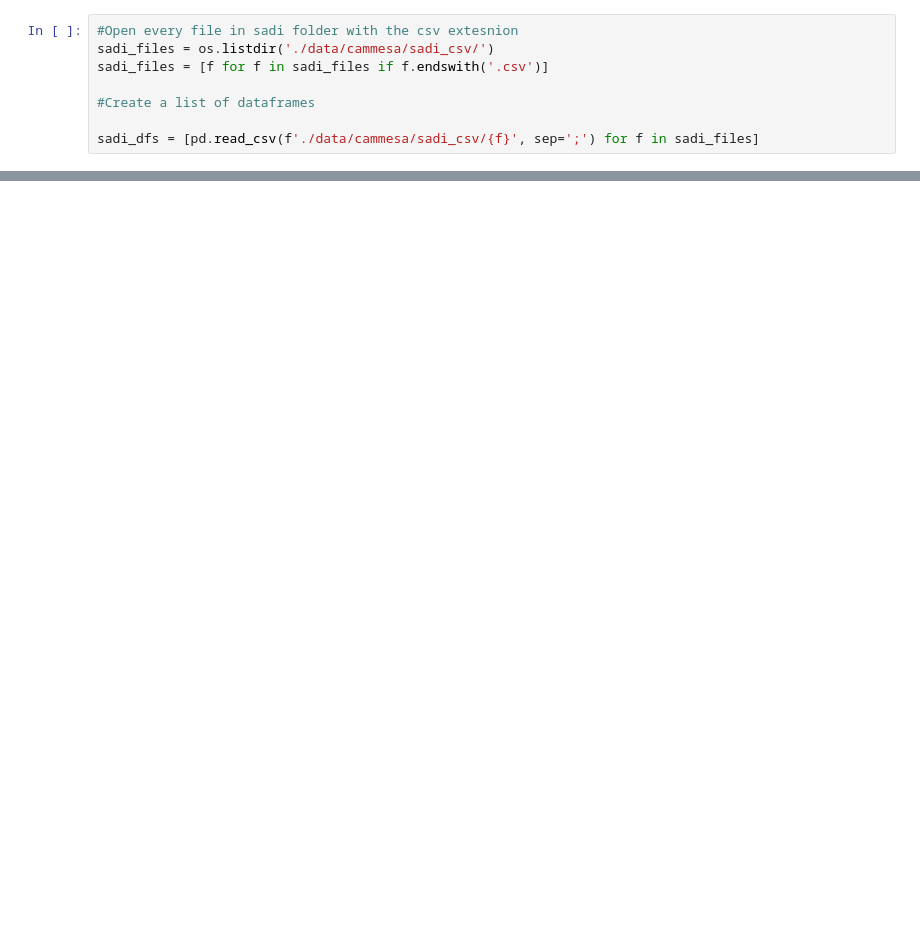
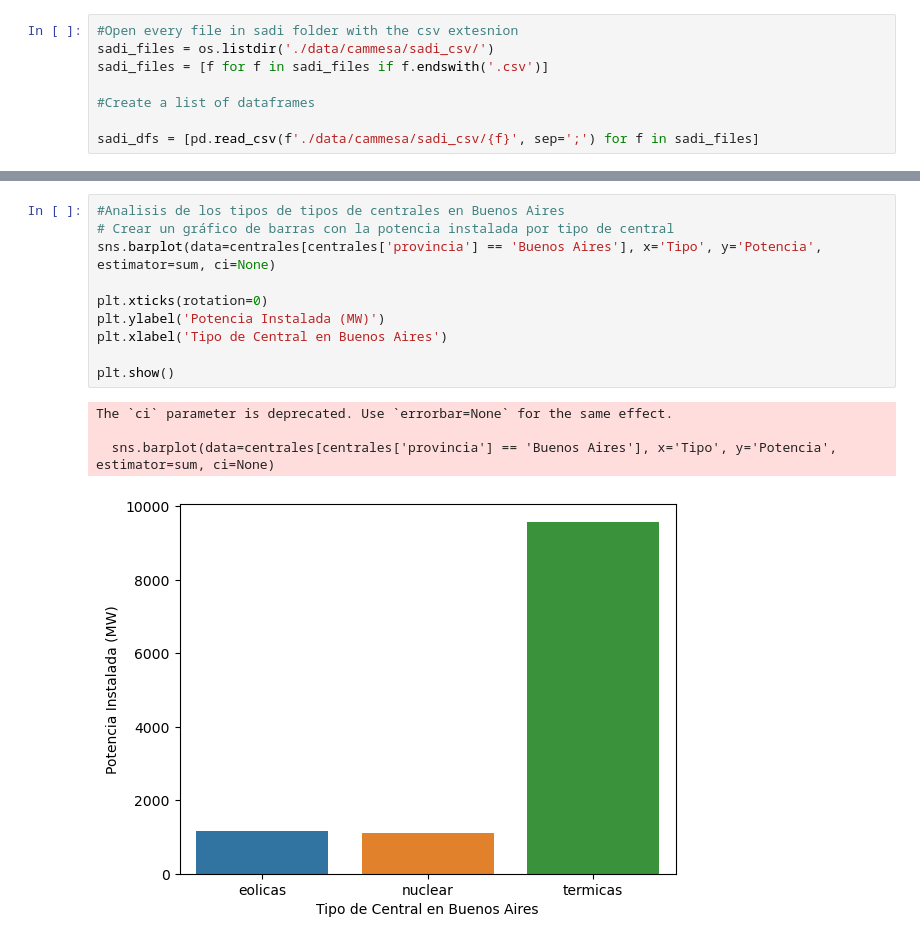
Before and after one commit to JaviCeRodriguez/Contar-Con-Datos-2023, a Jupyter notebook: eda/general_eda.ipynb, the cells around one changed output, grey strips where cells are left out. Saved outputs shown, nothing was run; the diff lists cells and outputs as text; blank space fills up the shorter version.

```diff
--- a/eda/general_eda.ipynb
+++ b/eda/general_eda.ipynb
@@ -256,0 +251,15 @@ mapa
+# %%
+#Analisis de los tipos de tipos de centrales en Buenos Aires
+# Crear un gráfico de barras con la potencia instalada por tipo de central
+sns.barplot(data=centrales[centrales['provincia'] == 'Buenos Aires'], x='Tipo', y='Potencia', estimator=sum, ci=None)
+
+plt.xticks(rotation=0)
+plt.ylabel('Potencia Instalada (MW)')
+plt.xlabel('Tipo de Central en Buenos Aires')
+
+plt.show()
+# %% [output]
+The `ci` parameter is deprecated. Use `errorbar=None` for the same effect.
+
+  sns.barplot(data=centrales[centrales['provincia'] == 'Buenos Aires'], x='Tipo', y='Potencia', estimator=sum, ci=None)
+[figure, added]
```
Also changed, not shown: parts of 43 cells of this notebook.
